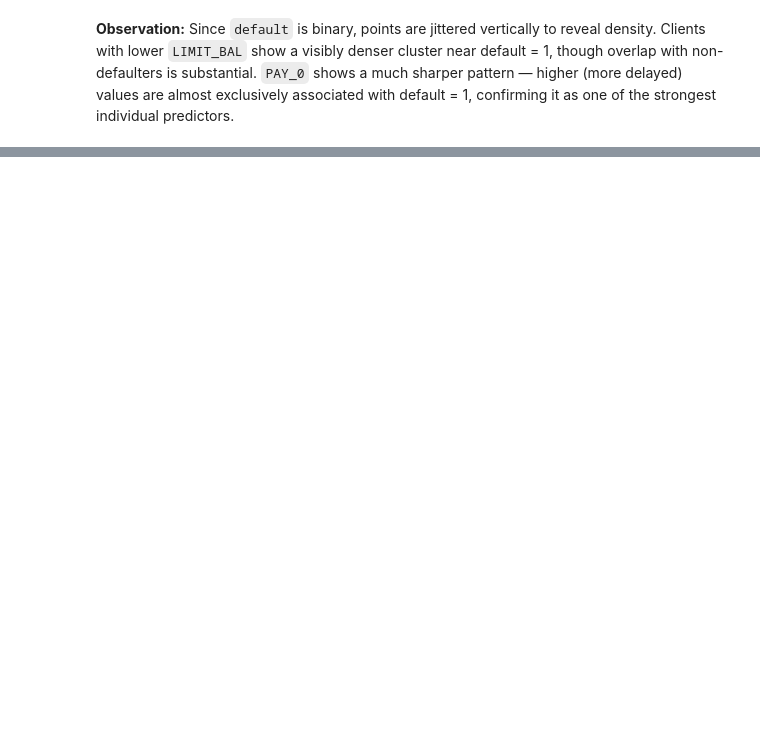
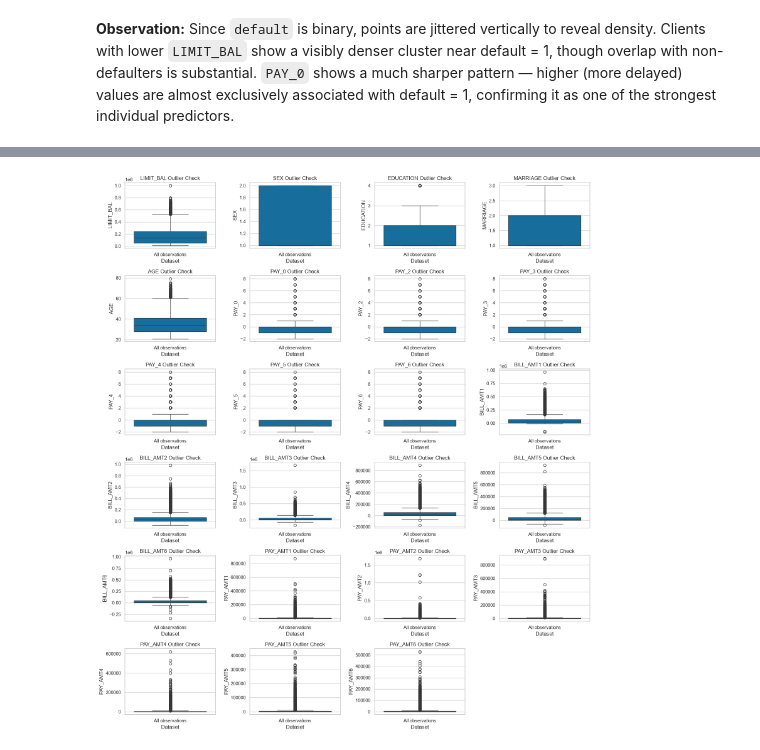
Before and after one commit to arhamgarg/ml-capstone, a Jupyter notebook: notebooks/classification.ipynb, the cells around one changed output, grey strips where cells are left out. Drawn from its saved outputs; the diff is of its cells as text; code cells hidden in the pictures; blank space fills up the shorter version.

```diff
--- a/notebooks/classification.ipynb
+++ b/notebooks/classification.ipynb
@@ -212,0 +223,14 @@ plt.tight_layout()
+# %%
+print(f"Missing values: {df.isna().sum().sum()}")
+print(f"Duplicate rows: {df.duplicated().sum()}")
+
+print("Before cleaning:")
+print(df["EDUCATION"].value_counts())
+print(df["MARRIAGE"].value_counts())
+
+df["EDUCATION"] = df["EDUCATION"].replace({0: 4, 5: 4, 6: 4})
+df["MARRIAGE"] = df["MARRIAGE"].replace({0: 3})
+
+print("\nAfter cleaning:")
+print(df["EDUCATION"].value_counts())
+print(df["MARRIAGE"].value_counts())
@@ -212,0 +284,17 @@ plt.tight_layout()
+# %%
+n_cols = 4
+n_rows = int(np.ceil(len(FEATURES) / n_cols))
+
+fig, axes = plt.subplots(n_rows, n_cols, figsize=(16, n_rows * 3))
+
+for feature, axis in zip(FEATURES, axes.flat):
+    sns.boxplot(y=df[feature], ax=axis)
+    axis.set(title=f"{feature} Outlier Check", xlabel="Dataset", ylabel=feature)
+    axis.set_xticks([0], ["All observations"])
+
+for axis in axes.flat[len(FEATURES):]:
+    axis.set_visible(False)
+
+plt.tight_layout()
+# %% [output]
+[figure, added]
```
Also changed, not shown: parts of 14 cells of this notebook.
